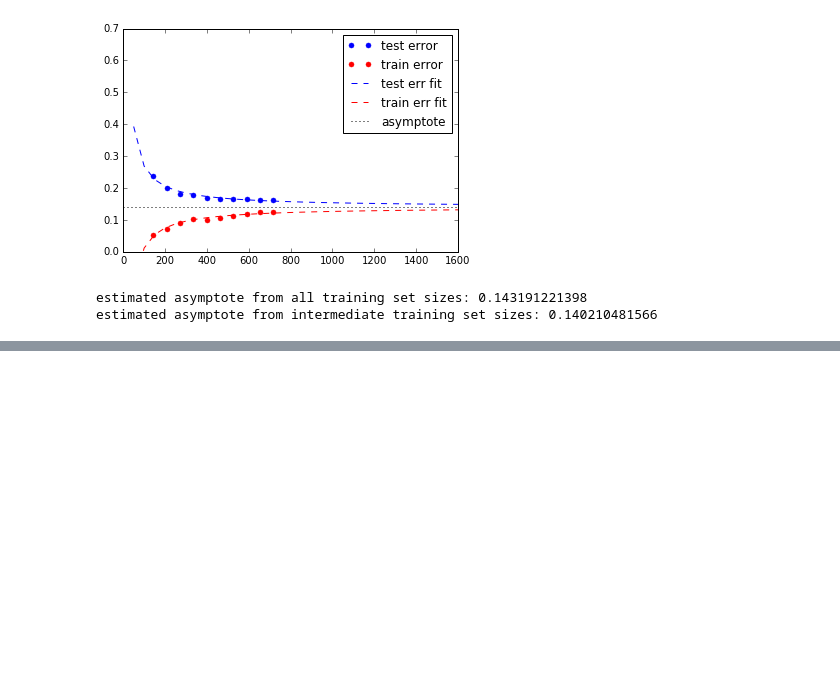
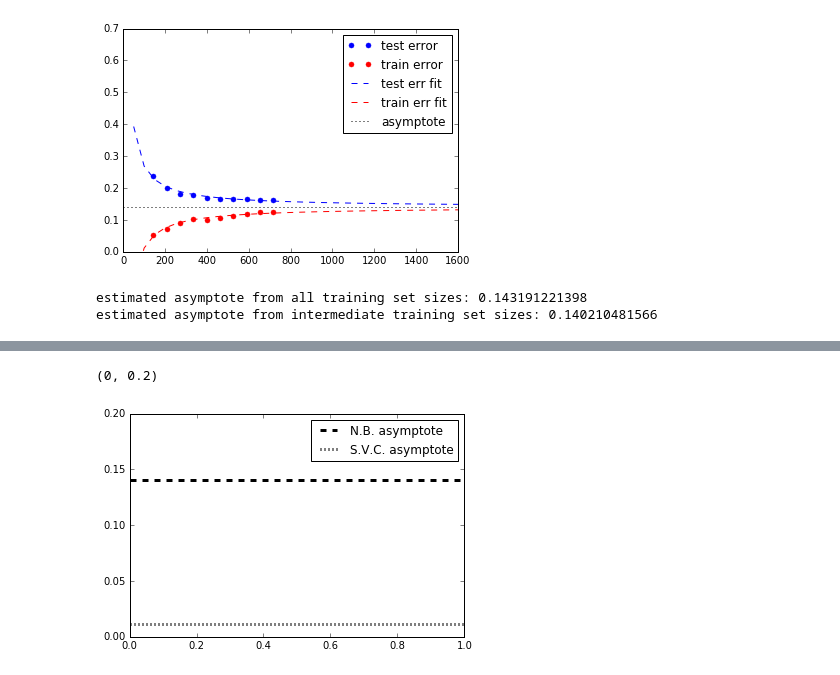
Before and after one commit to NickleDave/learning-curves, a Jupyter notebook: Fit Your Learning Curves for Fun and Profit.ipynb, the cells around one changed output, grey strips where cells are left out. Drawn from its saved outputs; the diff is of its cells as text; code cells hidden in the pictures; blank space fills up the shorter version.

```diff
--- a/Fit Your Learning Curves for Fun and Profit.ipynb
+++ b/Fit Your Learning Curves for Fun and Profit.ipynb
@@ -204,0 +231,8 @@ estimated asymptote from intermediate training set sizes: 0.140210481566
+# %%
+plt.axhline(a_NBintmd,color='k',linestyle='--',linewidth=3,label='N.B. asymptote')
+plt.axhline(a_SVCintmd,color='k',linestyle=':',linewidth=3,label='S.V.C. asymptote')
+plt.legend()
+plt.ylim((0,0.2))
+# %% [output]
+(0, 0.2)
+[figure, added]
```
Also changed, not shown: parts of 7 cells of this notebook.
